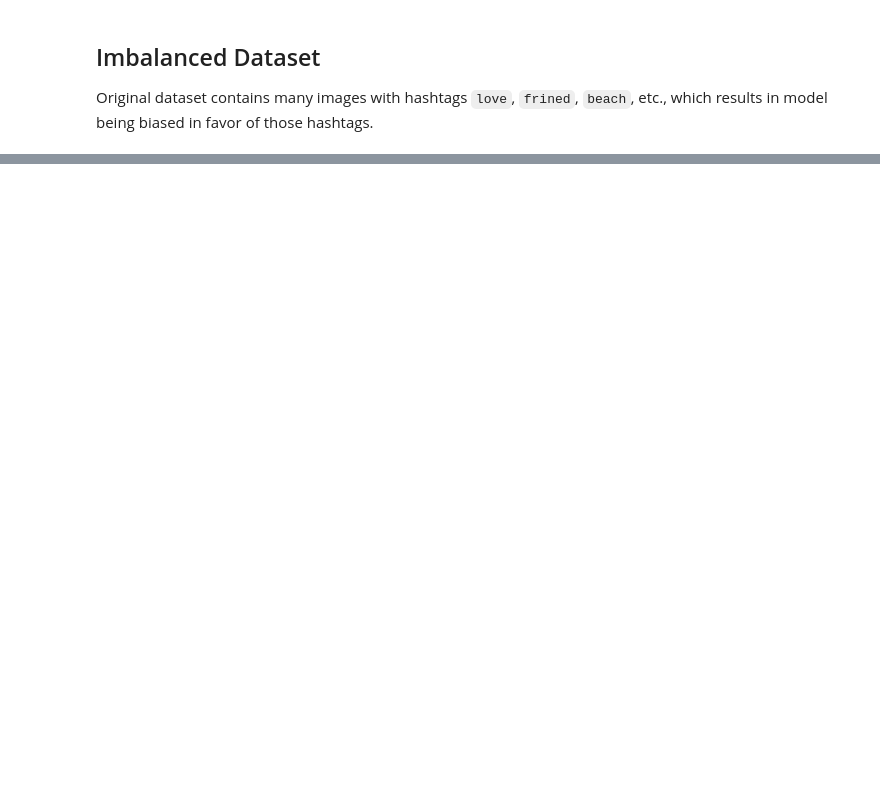
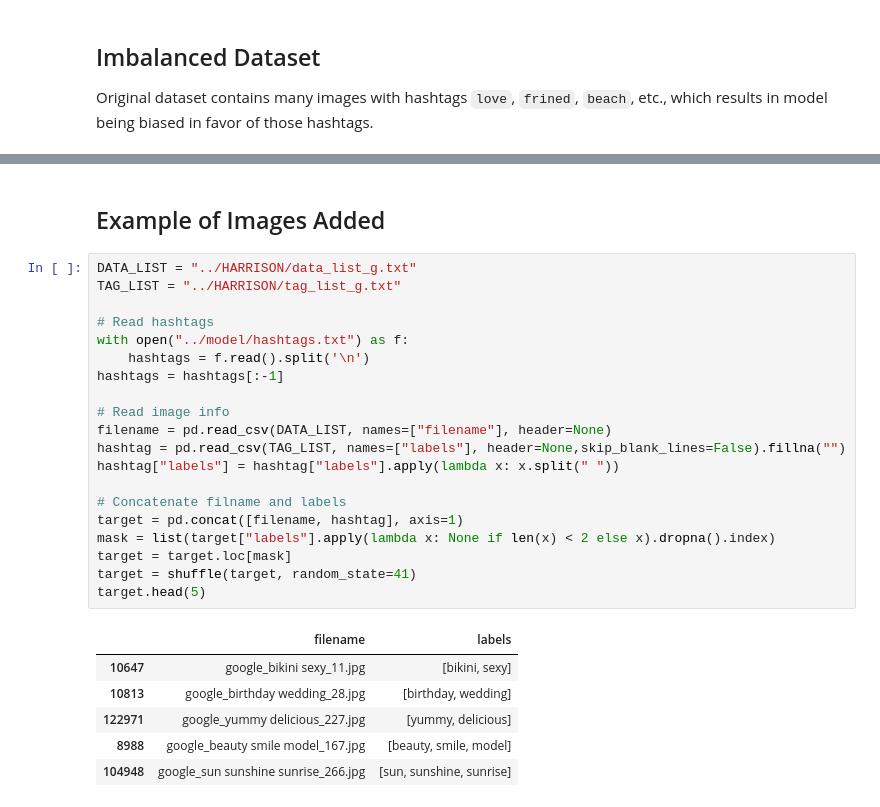
Before and after one commit to tomerlaufer123/cs130Project, a Jupyter notebook: model_development/notebooks/6-additional-images.ipynb, the cells around one changed output, grey strips where cells are left out. Saved outputs shown, nothing was run; the diff lists cells and outputs as text; blank space fills up the shorter version.

```diff
--- a/model_development/notebooks/6-additional-images.ipynb
+++ b/model_development/notebooks/6-additional-images.ipynb
@@ -124,0 +132,29 @@ Once we create `add_count` which contains the number of images to be added for e
+# %% [markdown]
+## Example of Images Added
+# %%
+DATA_LIST = "../HARRISON/data_list_g.txt"
+TAG_LIST = "../HARRISON/tag_list_g.txt"
+
+# Read hashtags
+with open("../model/hashtags.txt") as f:
+    hashtags = f.read().split('\n')
+hashtags = hashtags[:-1]
+
+# Read image info
+filename = pd.read_csv(DATA_LIST, names=["filename"], header=None)
+hashtag = pd.read_csv(TAG_LIST, names=["labels"], header=None,skip_blank_lines=False).fillna("")
+hashtag["labels"] = hashtag["labels"].apply(lambda x: x.split(" "))
+
+# Concatenate filname and labels
+target = pd.concat([filename, hashtag], axis=1)
+mask = list(target["labels"].apply(lambda x: None if len(x) < 2 else x).dropna().index)
+target = target.loc[mask]
+target = shuffle(target, random_state=41)
+target.head(5)
+# %% [output]
+|  | filename | labels |
+| 10647 | google_bikini sexy_11.jpg | [bikini, sexy] |
+| 10813 | google_birthday wedding_28.jpg | [birthday, wedding] |
+| 122971 | google_yummy delicious_227.jpg | [yummy, delicious] |
+| 8988 | google_beauty smile model_167.jpg | [beauty, smile, model] |
+| 104948 | google_sun sunshine sunrise_266.jpg | [sun, sunshine, sunrise] |
```
Also changed, not shown: parts of 9 cells of this notebook, 5 other files.
